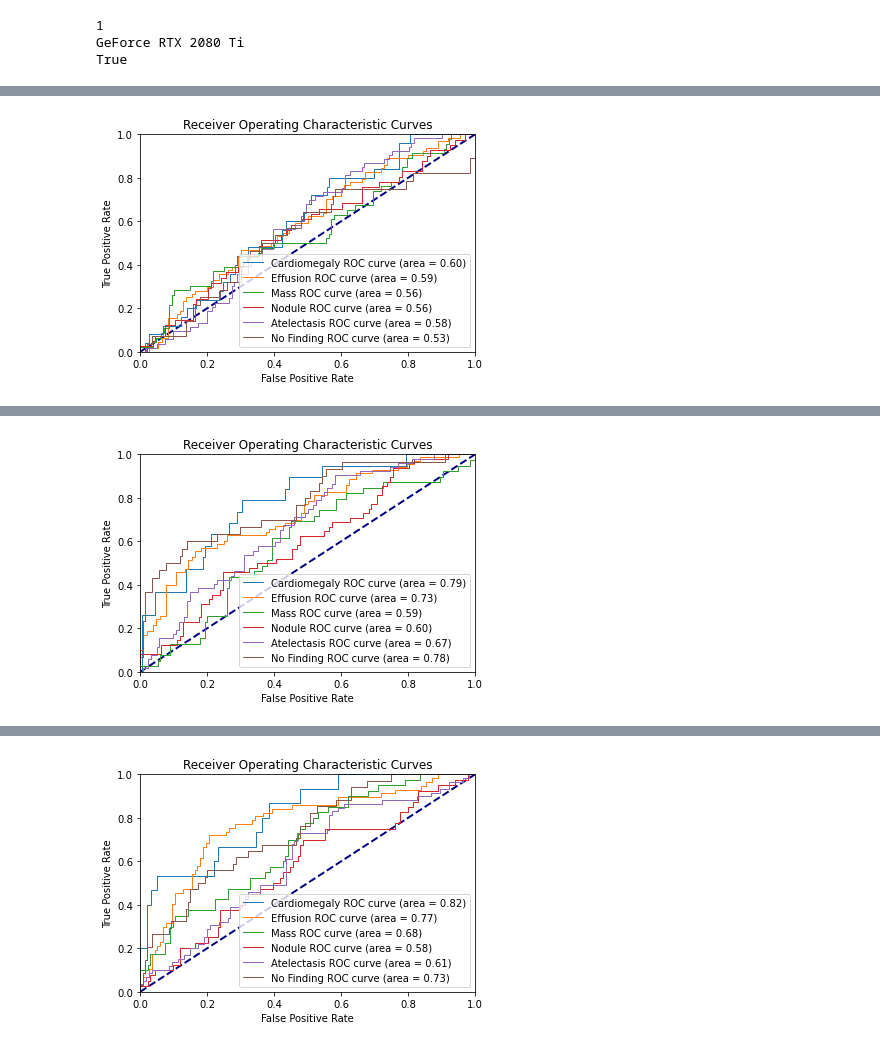
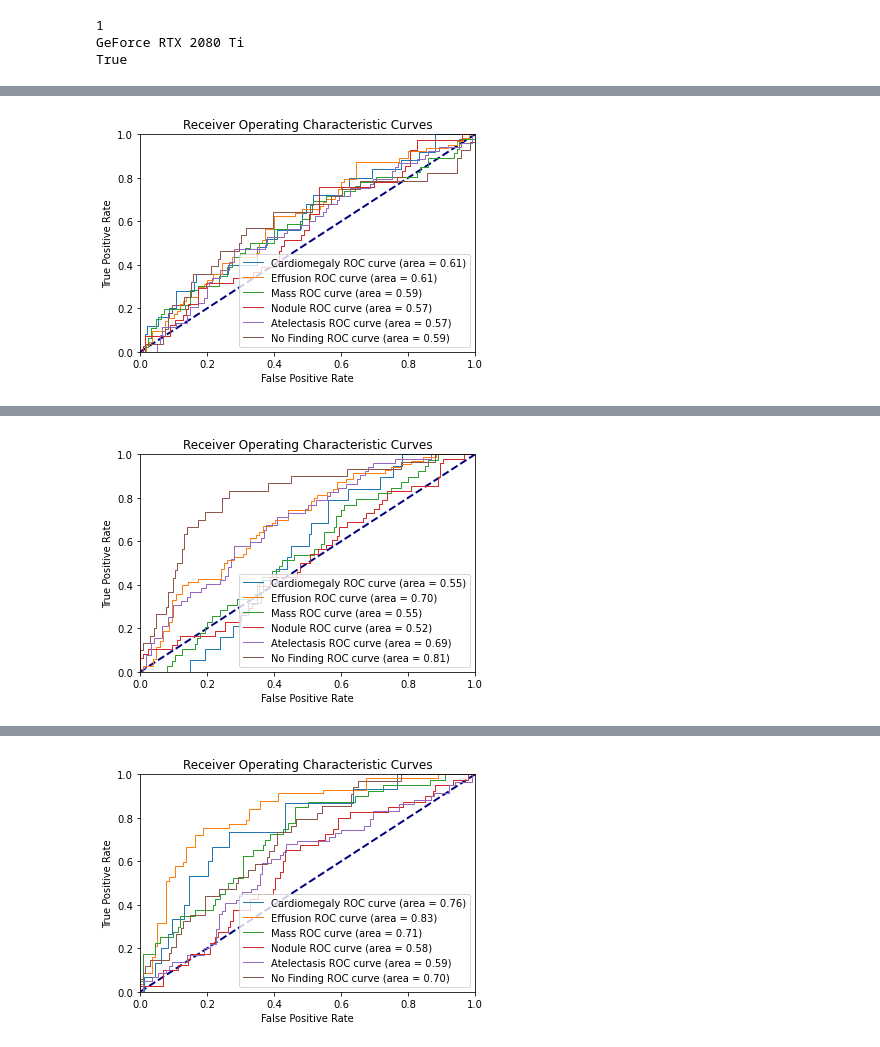
Before and after one commit to nichpass/Bucknell-Senior-Design-2021, a Jupyter notebook: multi_label_classifier_clean.ipynb, the cells around one changed output, grey strips where cells are left out. Saved outputs shown, nothing was run; the diff lists cells and outputs as text; code cells hidden in the pictures.

```diff
--- a/multi_label_classifier_clean.ipynb
+++ b/multi_label_classifier_clean.ipynb
@@ -43,7 +43,7 @@ The animation.avconv_args rcparam was deprecated in Matplotlib 3.3 and will be r
 # %% [markdown]
 ## Parameters
 # %%
-n_epochs = 100
+n_epochs = 40
 patience_limit = 20
 patience = 0
 batch_size_train = 16# was 64
@@ -55,7 +55,7 @@ orientation = 'AP'
 num_imgs = 5000
 retrain_old_model = False
 
-model_name = '6_disease_aug_test'
+model_name = '6_disease_aug_test_3'
 model_path = './data/saved_models/' + model_name + '.pth'
 
 random_seed = 1
@@ -85,7 +85,8 @@ print("data loaded in successfully")
 data loaded in successfully
 # %%
 transforms = [torchvision.transforms.RandomHorizontalFlip(p=0.5),
-              torchvision.transforms.RandomAffine(5, translate=(0.1, 0.05), shear=0.1, scale=(0.15, 0.15)),
+              torchvision.transforms.CenterCrop(1000), # removing edges since model sometimes learns weird edge features
+              torchvision.transforms.RandomRotation(5),
               torchvision.transforms.ToTensor()]
 
 dataset_train = GetLoader(data, orientation, list(['Cardiomegaly', 'Effusion', 'Mass', 'Nodule', 'Atelectasis', 'No Finding']),
@@ -214,7 +215,7 @@ for epoch in range(1, n_epochs + 1):
     print('Test set:  Avg. loss: {:.4f}, Accuracy: {}/{} ({:.2f}%)\n'.format(
         loss_test, n_correct_test, (n_correct_test + false_pos_test + false_neg_test), acc_test))
 
-    if loss_test < min_loss_test:
+    if loss_test < min_loss_test or (epoch > 20 and loss_test < min_loss_test * 1.2):
         min_loss_test = loss_test
         patience = 0
         best_epoch = epoch
@@ -252 +253 @@ Epoch 1 --- saving new best model: test loss = 0.05763262829304427
-[figure, old version]
+[figure, new version]
@@ -270 +271 @@ Test set:  Avg. loss: 0.0415, Accuracy: 12257/16662 (73.56%)
-[figure, old version]
+[figure, new version]
@@ -288 +289 @@ Test set:  Avg. loss: 0.0323, Accuracy: 12710/16662 (76.28%)
-[figure, old version]
+[figure, new version]
```
Also changed, not shown: parts of 6 cells of this notebook, 2 other files.
